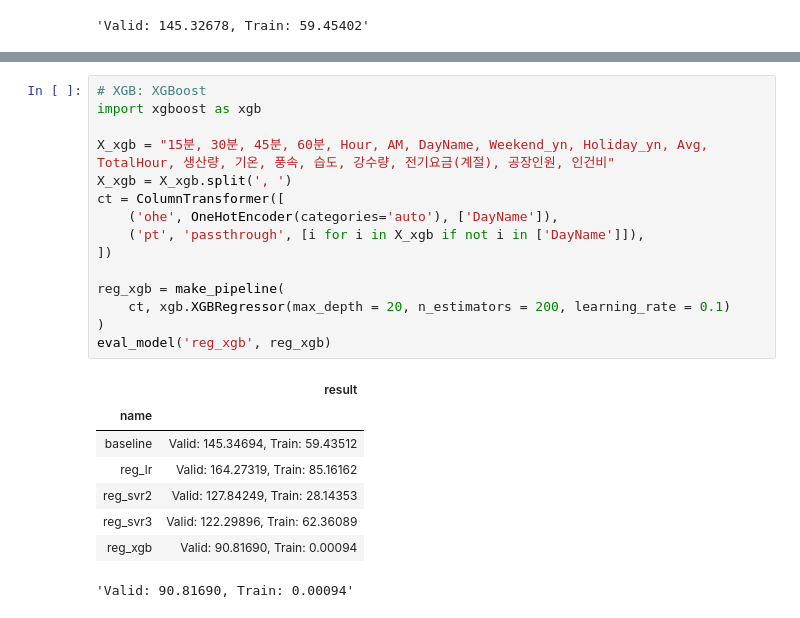
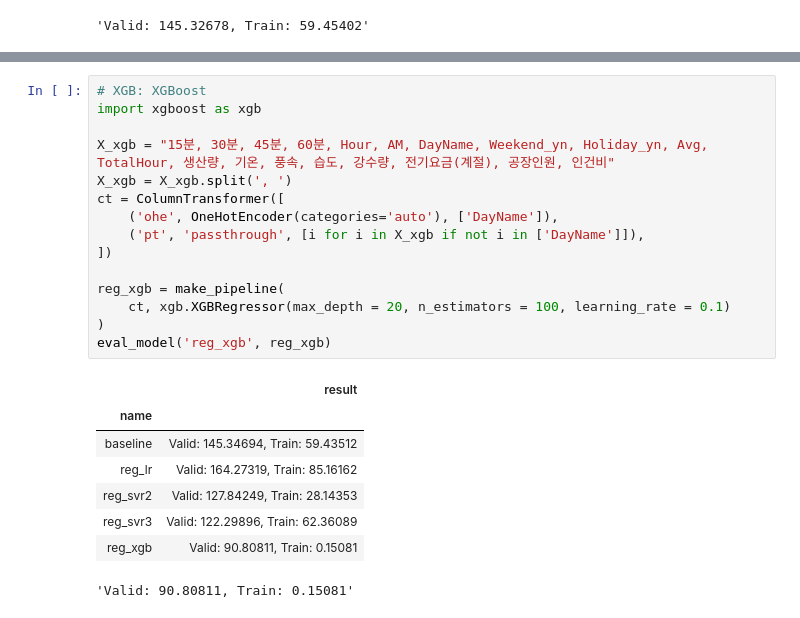
Before and after one commit to sunkusun9/DS_lv3_2510, a Jupyter notebook: sec_ds_lv3_prob3_kaggle.ipynb, the cells around one changed output, grey strips where cells are left out. Drawn from its saved outputs; the diff is of its cells as text.

```diff
--- a/sec_ds_lv3_prob3_kaggle.ipynb
+++ b/sec_ds_lv3_prob3_kaggle.ipynb
@@ -470,24 +446,24 @@ eval_model('reg_xgb', reg_xgb)
 # %%
 # XGB: XGBoost
 import xgboost as xgb
 
 X_xgb = "15분, 30분, 45분, 60분, Hour, AM, DayName, Weekend_yn, Holiday_yn, Avg, TotalHour, 생산량, 기온, 풍속, 습도, 강수량, 전기요금(계절), 공장인원, 인건비"
 X_xgb = X_xgb.split(', ')
 ct = ColumnTransformer([
     ('ohe', OneHotEncoder(categories='auto'), ['DayName']),
     ('pt', 'passthrough', [i for i in X_xgb if not i in ['DayName']]),
 ])
 
 reg_xgb = make_pipeline(
-    ct, xgb.XGBRegressor(max_depth = 20, n_estimators = 200, learning_rate = 0.1)
+    ct, xgb.XGBRegressor(max_depth = 20, n_estimators = 100, learning_rate = 0.1)
 )
 eval_model('reg_xgb', reg_xgb)
 # %% [output]
 |  | result |
 | name |  |
 | baseline | Valid: 145.34694, Train: 59.43512 |
 | reg_lr | Valid: 164.27319, Train: 85.16162 |
 | reg_svr2 | Valid: 127.84249, Train: 28.14353 |
 | reg_svr3 | Valid: 122.29896, Train: 62.36089 |
-| reg_xgb | Valid: 90.81690, Train: 0.00094 |
+| reg_xgb | Valid: 90.80811, Train: 0.15081 |
-'Valid: 90.81690, Train: 0.00094'
+'Valid: 90.80811, Train: 0.15081'
```
Also changed, not shown: parts of 21 cells of this notebook.
